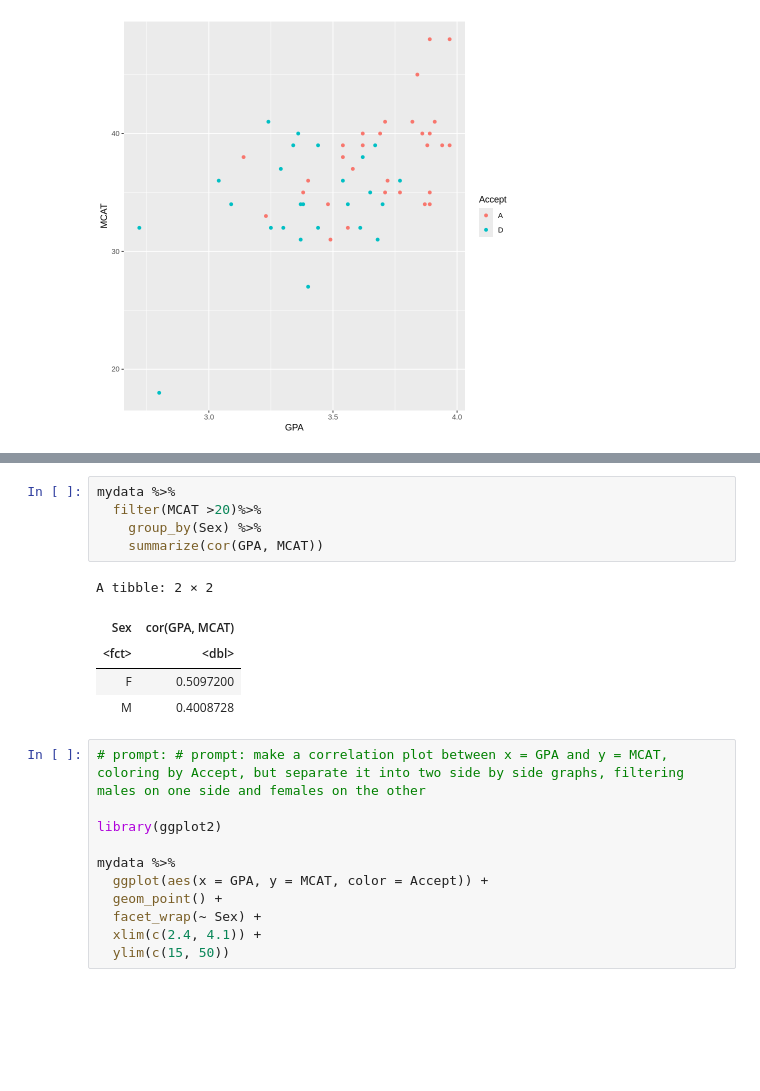
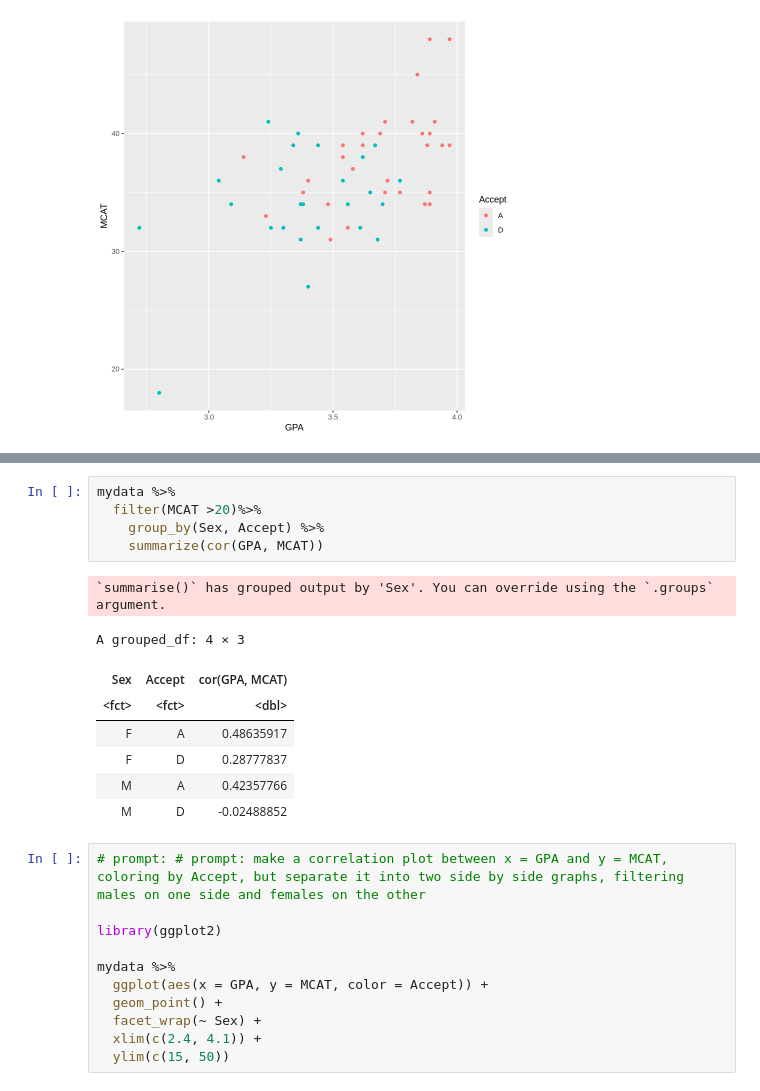
Before and after one commit to amolusis/Stats, a Jupyter notebook: Logistic_Regression_Part2.ipynb, the cells around one changed output, grey strips where cells are left out. Drawn from its saved outputs; the diff is of its cells as text; blank space fills up the shorter version.

```diff
--- a/Logistic_Regression_Part2.ipynb
+++ b/Logistic_Regression_Part2.ipynb
@@ -88,14 +84,18 @@ mydata %>%
 # %%
 mydata %>%
   filter(MCAT >20)%>%
-    group_by(Sex) %>%
+    group_by(Sex, Accept) %>%
     summarize(cor(GPA, MCAT))
 # %% [output]
-A tibble: 2 × 2
+`summarise()` has grouped output by 'Sex'. You can override using the `.groups`
+argument.
+A grouped_df: 4 × 3
-| Sex | cor(GPA, MCAT) |
-| <fct> | <dbl> |
-| F | 0.5097200 |
-| M | 0.4008728 |
+| Sex | Accept | cor(GPA, MCAT) |
+| <fct> | <fct> | <dbl> |
+| F | A | 0.48635917 |
+| F | D | 0.28777837 |
+| M | A | 0.42357766 |
+| M | D | -0.02488852 |
 # %%
 # prompt: # prompt: make a correlation plot between x = GPA and y = MCAT, coloring by Accept, but separate it into two side by side graphs, filtering males on one side and females on the other
 
```
Also changed, not shown: parts of 6 cells of this notebook.
